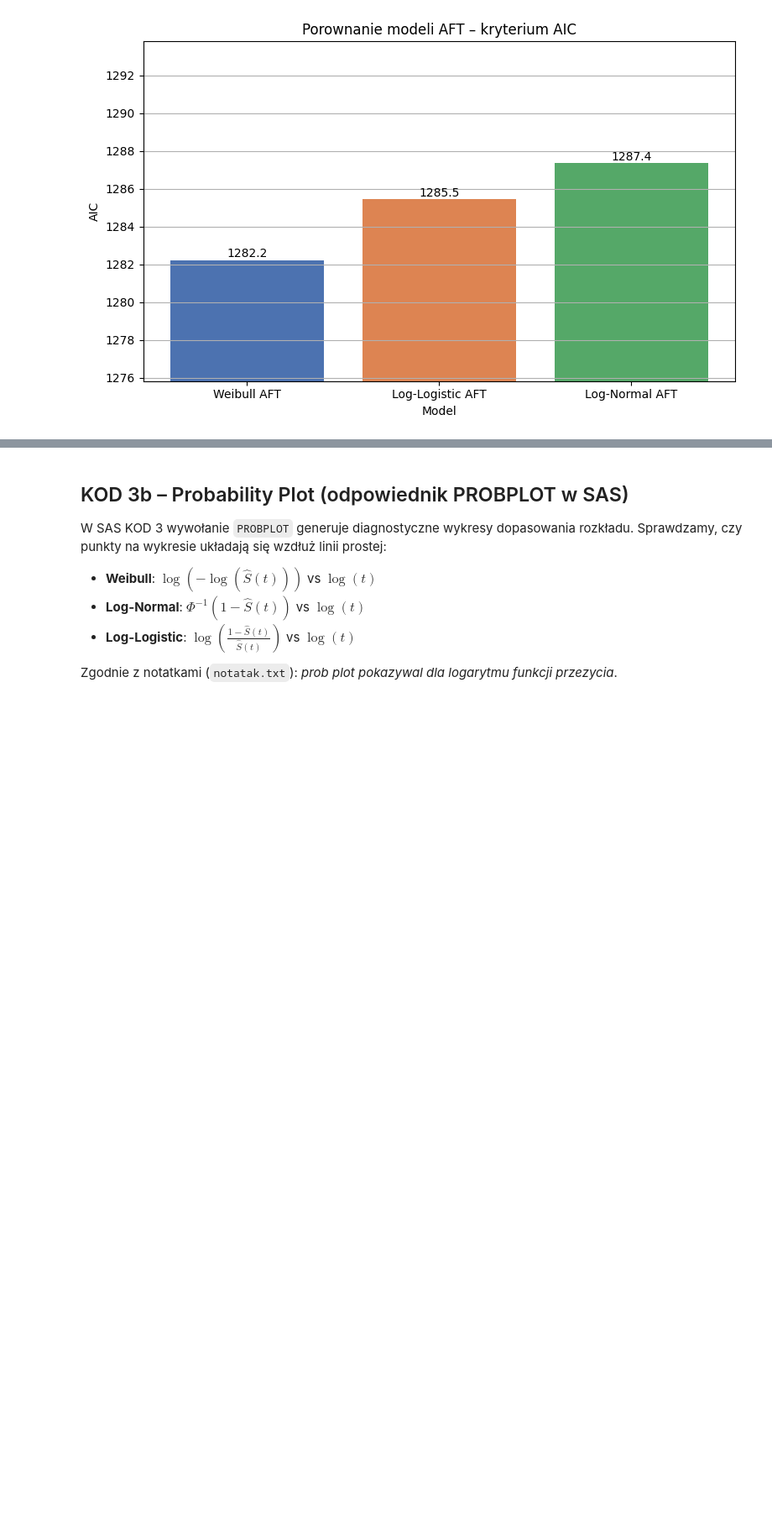
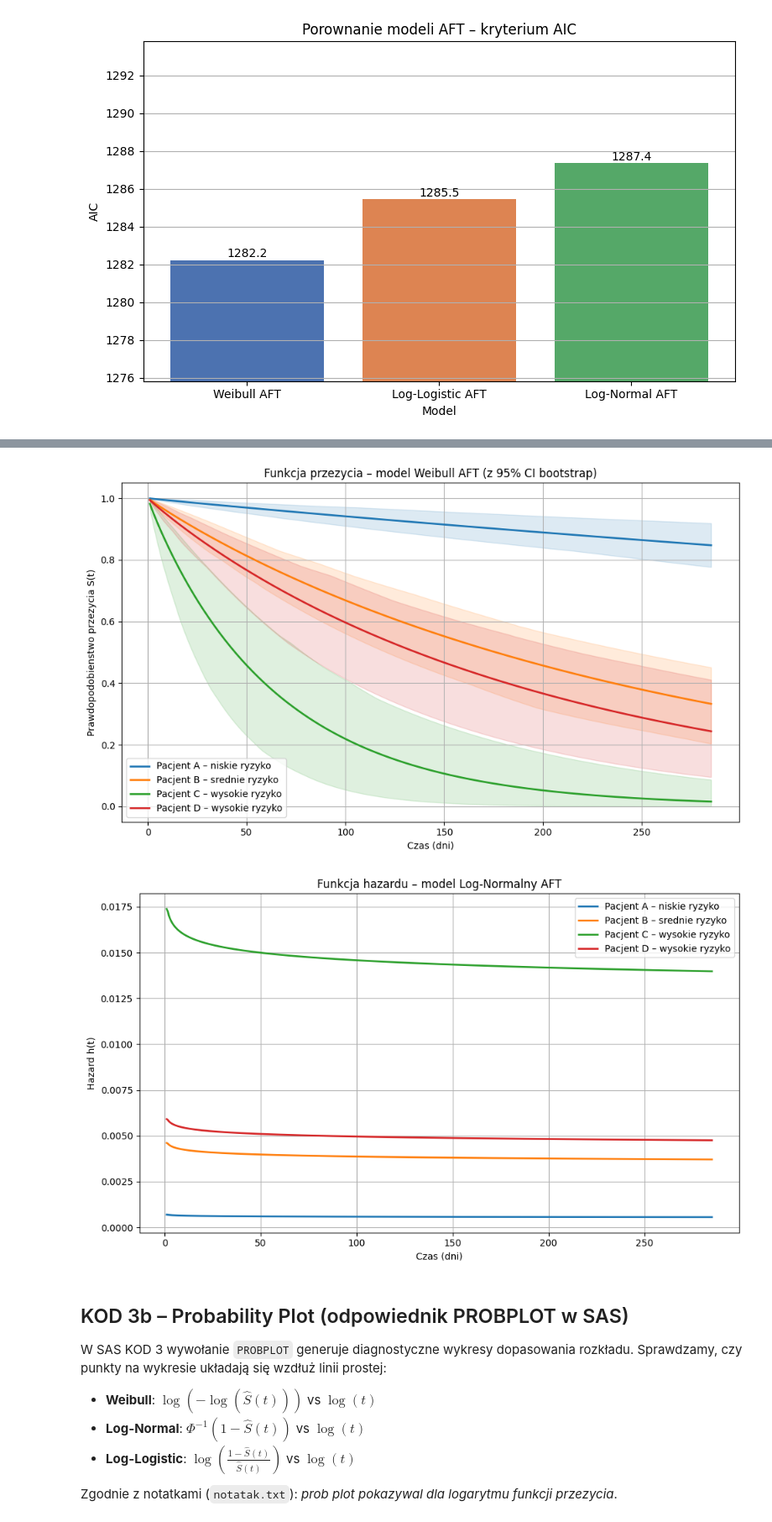
Before and after one commit to Richi9PP/ACT, a Jupyter notebook: Ready_models/hf_analiza_parametryczna.ipynb, the cells around one changed output, grey strips where cells are left out. Shown at 84% size. Saved outputs shown, nothing was run; the diff lists cells and outputs as text; code cells hidden in the pictures; blank space fills up the shorter version.

```diff
--- a/Ready_models/hf_analiza_parametryczna.ipynb
+++ b/Ready_models/hf_analiza_parametryczna.ipynb
@@ -332,3 +313,83 @@ plt.show()
+# %%
+# Profile pacjentow (zmienne modelu zredukowanego Weibull AFT)
+# Zmienne w modelu finalnym: age, creatinine_phosphokinase,
+#   ejection_fraction, serum_creatinine, anaemia, high_blood_pressure
+profiles = pd.DataFrame({
+    'anaemia':                  [0,   1,   0,   1],
+    'high_blood_pressure':      [0,   0,   1,   1],
+    'age':                      [55,  65,  75,  55],
+    'creatinine_phosphokinase': [250, 500, 1000, 750],
+    'ejection_fraction':        [45,  30,  20,  25],
+    'serum_creatinine':         [1.0, 1.5, 2.0, 1.2],
+})
+labels = [
+    'Pacjent A \u2013 niskie ryzyko',
+    'Pacjent B \u2013 srednie ryzyko',
+    'Pacjent C \u2013 wysokie ryzyko',
+    'Pacjent D \u2013 wysokie ryzyko'
+]
+
+t_grid = np.linspace(1, df['time'].max(), 300)
+colors = ['#1f77b4', '#ff7f0e', '#2ca02c', '#d62728']
+
+# ── Bootstrap 95% CI ───────────────────────────────────────────────────────
+N_BOOT = 200
+np.random.seed(42)
+boot_sf = {i: [] for i in range(len(profiles))}
+for _ in range(N_BOOT):
+    sample = model_final.sample(frac=1, replace=True).reset_index(drop=True)
+    m = WeibullAFTFitter()
+    try:
+        m.fit(sample, duration_col='time', event_col='DEATH_EVENT')
+        for i, (_, row) in enumerate(profiles.iterrows()):
+            sf_b = m.predict_survival_function(row.to_frame().T, times=t_grid)
+            boot_sf[i].append(sf_b.values.flatten())
+    except Exception:
+        pass
+
+# ── Funkcja przezycia z CI ─────────────────────────────────────────────────
+plt.figure(figsize=(10, 6))
+for i, (_, row) in enumerate(profiles.iterrows()):
+    sf = aft_final.predict_survival_function(row.to_frame().T, times=t_grid)
+    plt.plot(t_grid, sf.values.flatten(),
+             label=labels[i], color=colors[i], linewidth=2)
+    if boot_sf[i]:
+        arr = np.array(boot_sf[i])
+        lo = np.percentile(arr, 2.5, axis=0)
+        hi = np.percentile(arr, 97.5, axis=0)
+        plt.fill_between(t_grid, lo, hi, alpha=0.15, color=colors[i])
+plt.title('Funkcja przezycia \u2013 model Weibull AFT (z 95% CI bootstrap)')
+plt.xlabel('Czas (dni)')
+plt.ylabel('Prawdopodobienstwo przezycia S(t)')
+plt.legend()
+plt.grid(True)
+plt.tight_layout()
+plt.savefig('hf_aft_survival_profiles.png', dpi=150)
+plt.show()
+
+# ── Funkcja hazardu ────────────────────────────────────────────────────────
+t_values = np.linspace(1, df['time'].max(), 500)
+
+def compute_hazard(model, profile, t_vals):
+    sf = model.predict_survival_function(profile, times=t_vals)
+    S = np.clip(sf.values.flatten(), 1e-10, 1.0)
+    return -np.gradient(np.log(S), t_vals)
+
+plt.figure(figsize=(10, 6))
+for i, (_, row) in enumerate(profiles.iterrows()):
+    h = compute_hazard(aft_final, row.to_frame().T, t_values)
+    plt.plot(t_values, h, label=labels[i], color=colors[i], linewidth=2)
+plt.title('Funkcja hazardu – model Log-Normalny AFT')
+plt.xlabel('Czas (dni)')
+plt.ylabel('Hazard h(t)')
+plt.legend()
+plt.grid(True)
+plt.tight_layout()
+plt.savefig('hf_aft_hazard_profiles.png', dpi=150)
+plt.show()
+# %% [output]
+[figure, added]
+[figure, added]
 # %% [markdown]
 ## KOD 3b – Probability Plot (odpowiednik PROBPLOT w SAS)
 
```
Also changed, not shown: parts of 14 cells of this notebook, 14 other files.
